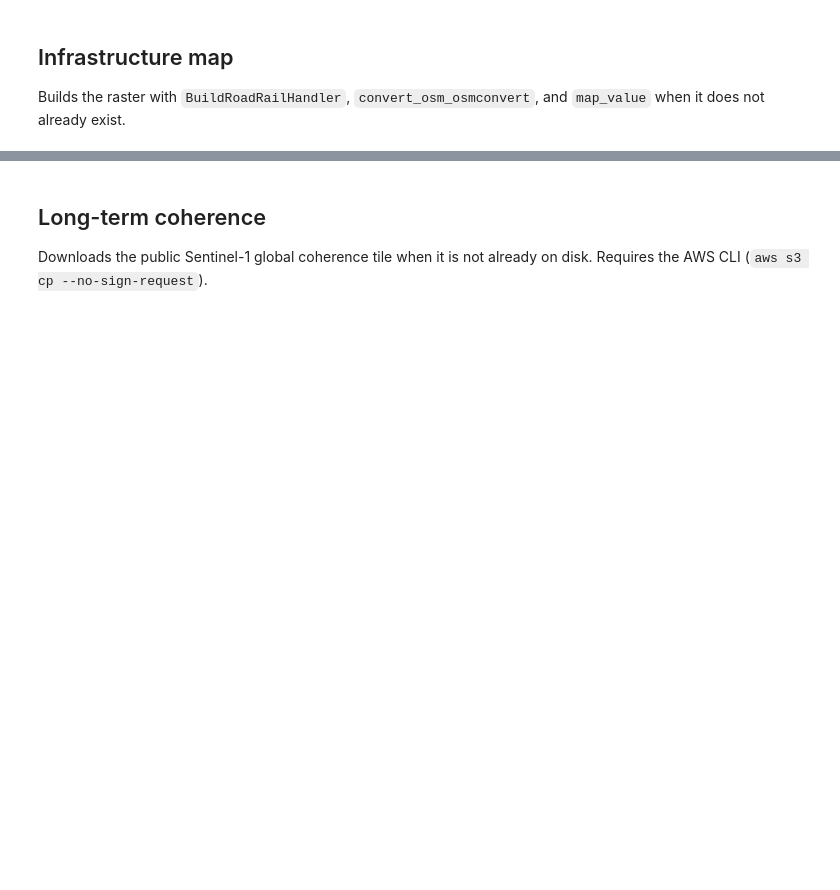
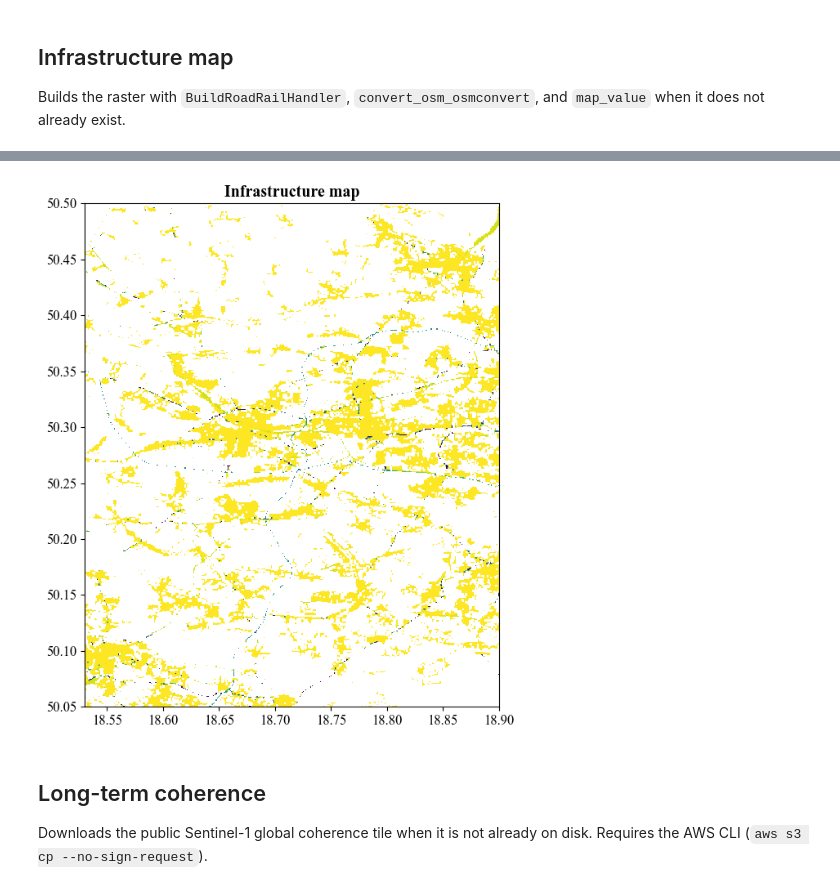
Before and after one commit to dominika-malinowska/PredictPS, a Jupyter notebook: src/ps_density/pipeline/notebooks/predict_region.ipynb, the cells around one changed output, grey strips where cells are left out. Drawn from its saved outputs; the diff is of its cells as text; code cells hidden in the pictures; blank space fills up the shorter version.

```diff
--- a/src/ps_density/pipeline/notebooks/predict_region.ipynb
+++ b/src/ps_density/pipeline/notebooks/predict_region.ipynb
@@ -38,6 +39,7 @@ from torchgeo.samplers import GridGeoSampler
 
 from ps_density.utils.coordinates_selection import haversine_distance
 from ps_density.config.paths import load_paths
+from ps_density.utils.model_checkpoint import resolve_paper_checkpoint
 from ps_density.utils.prediction_plots import (
     georreferenced_chip_generator,
     merge_georeferenced_chips,
@@ -60,12 +62,10 @@ print(
     )
 )
 
-experiment_dir = os.path.join(
-    str(_cfg.outputs.revision_results_dir), _cfg.outputs.predict_experiment_name
-)
+experiment_dir = str(_cfg.predict.output.results_dir)
 os.makedirs(experiment_dir, exist_ok=True)
-clipped_osm_pbf = os.path.join(experiment_dir, _cfg.predict.osm_pbf_name)
-print("OSM PBF:", clipped_osm_pbf)
+osm_pbf = str(_cfg.predict.osm_pbf)
+print("OSM PBF:", osm_pbf)
 
 patch_size = 64
 batch_size = 16
@@ -74,7 +74,7 @@ seed = 54321
 seed_everything(seed, workers=True)
 generator = torch.Generator().manual_seed(seed)
 model = PixelwiseRegressionTask.load_from_checkpoint(
-    checkpoint_path=str(_cfg.checkpoints.netherlands_20231214)
+    checkpoint_path=resolve_paper_checkpoint(_cfg.predict.checkpoint)
 )
 
 min_x, max_x = min(x), max(x)
@@ -143,8 +155,9 @@ else:
 # %%
 fig, ax = plt.subplots(figsize=(8, 8))
 with rasterio.open(infrmap_raster_dir) as src:
     show(src, ax=ax, cmap="viridis", title="Infrastructure map")
-fig
+# %% [output]
+[figure, added]
 # %% [markdown]
 ## Long-term coherence
 
```
Also changed, not shown: parts of 6 cells of this notebook, 9 other files.
